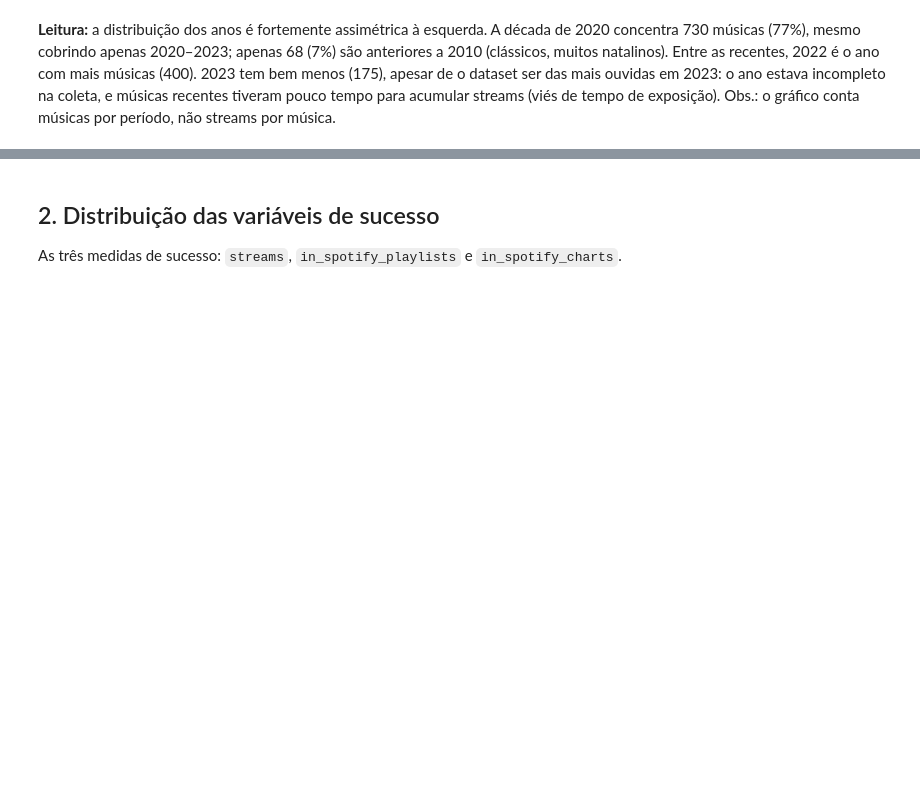
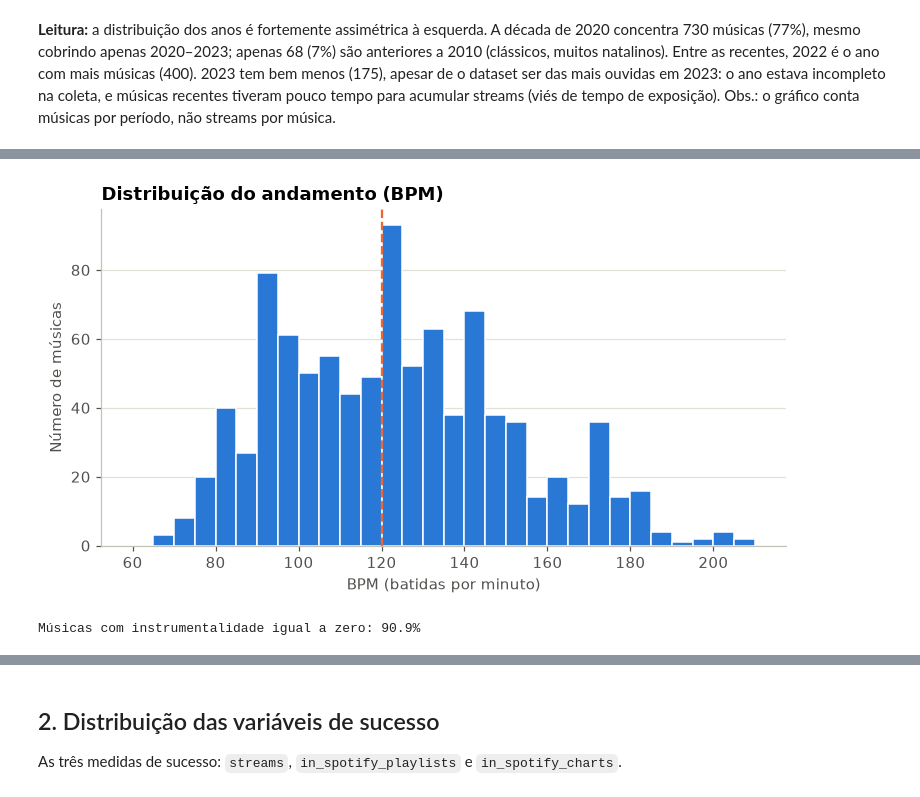
Before and after one commit to CarlosEduardodeCamposOlivera/spotify-streams-analysis, a Jupyter notebook: notebooks/03_analise_descritiva.ipynb, the cells around one changed output, grey strips where cells are left out. Saved outputs shown, nothing was run; the diff lists cells and outputs as text; code cells hidden in the pictures; blank space fills up the shorter version.

```diff
--- a/notebooks/03_analise_descritiva.ipynb
+++ b/notebooks/03_analise_descritiva.ipynb
@@ -269,0 +383,17 @@ Obs.: o gráfico conta músicas por período, não streams por música.
+# %%
+fig, ax = plotar_histograma(
+    df["bpm"],
+    bins=np.arange(60, 215, 5),
+    titulo="Distribuição do andamento (BPM)",
+    rotulo_x="BPM (batidas por minuto)",
+    caminho="../figures/bpm_histograma.png",
+)
+ax.axvline(df["bpm"].median(), color=COR_DESTAQUE, linewidth=1.5, linestyle="--")
+fig.savefig("../figures/bpm_histograma.png", bbox_inches="tight")
+# %% [output]
+[figure, added]
+# %%
+pct_zero = (df["instrumentalness"] == 0).mean()
+print(f"Músicas com instrumentalidade igual a zero: {pct_zero:.1%}")
+# %% [output]
+Músicas com instrumentalidade igual a zero: 90.9%
```
Also changed, not shown: parts of 10 cells of this notebook, 8 other files.
